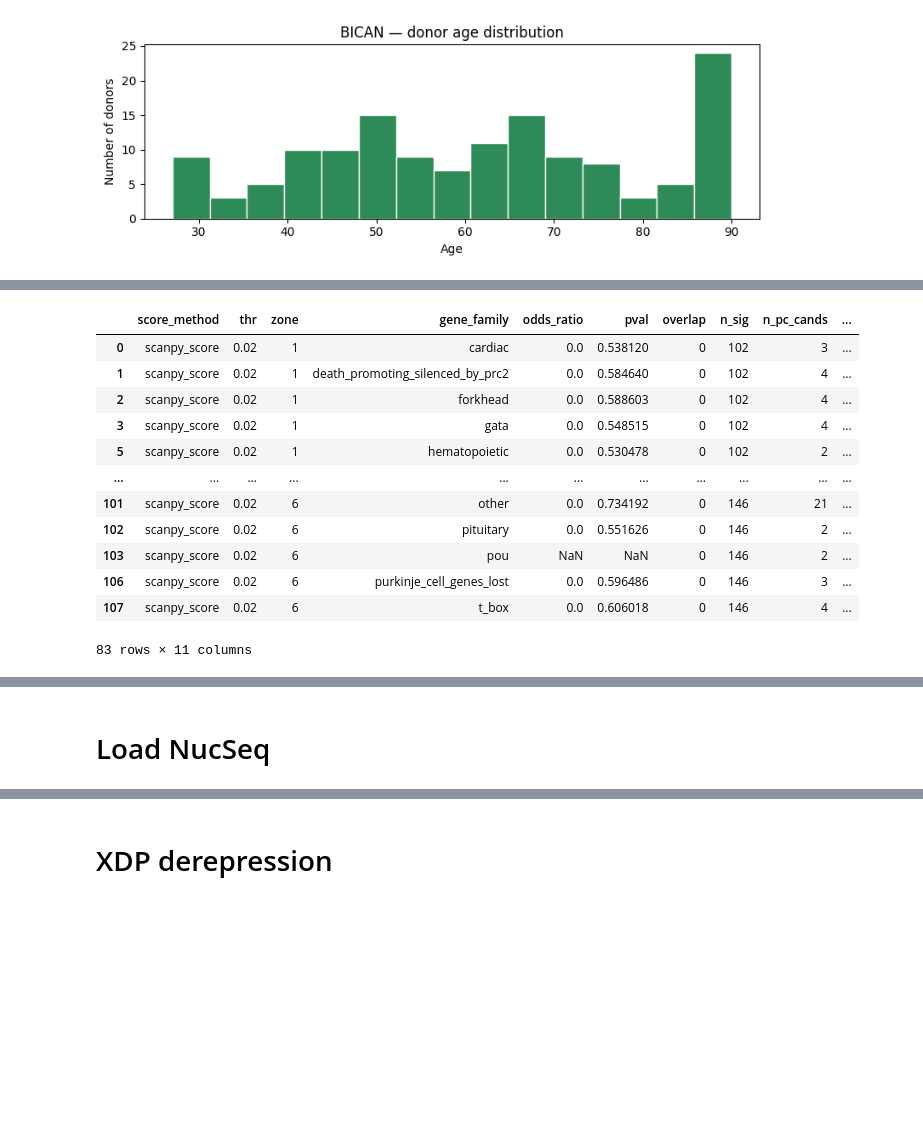
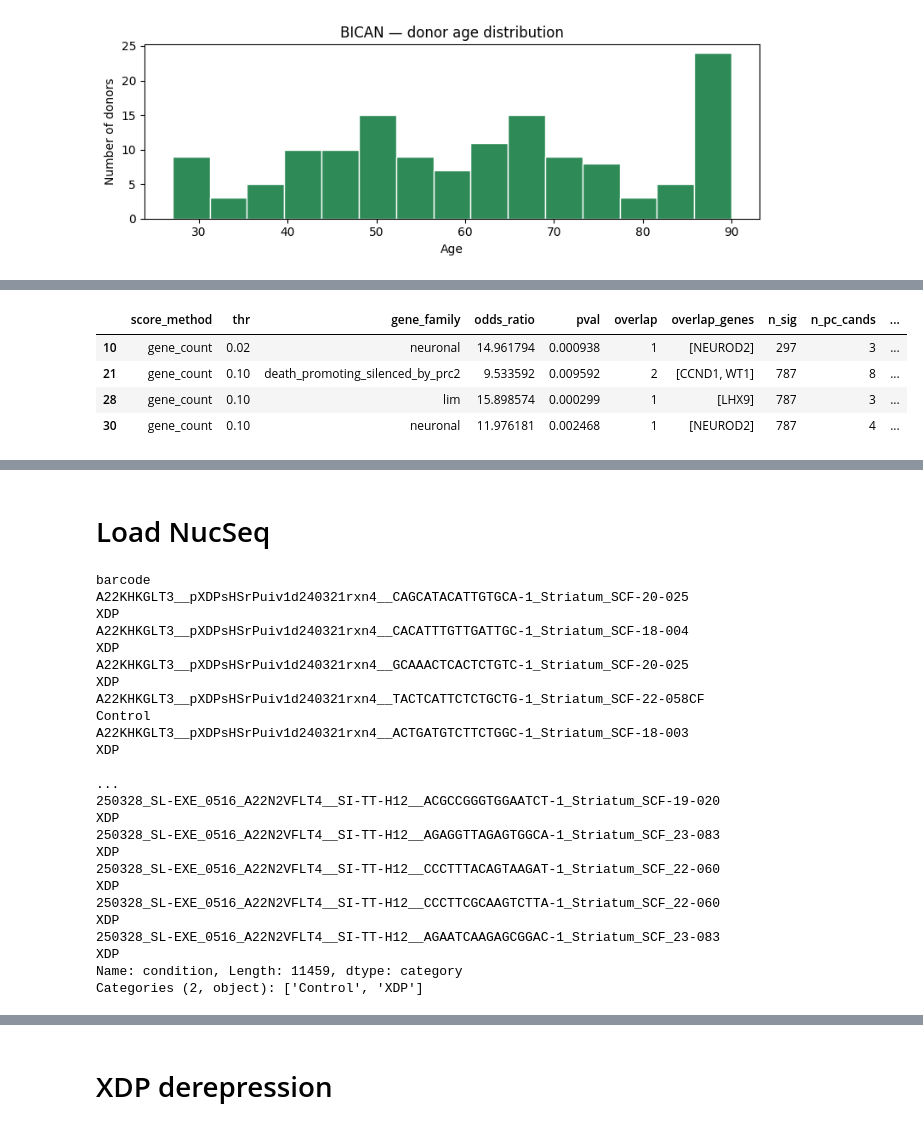
Before and after one commit to 8gabri8/XDP, a Jupyter notebook: script/NucSeq/de-repression/derepression_XDP.ipynb, the cells around one changed output, grey strips where cells are left out. Saved outputs shown, nothing was run; the diff lists cells and outputs as text; code cells hidden in the pictures; blank space fills up the shorter version.

Commit message:
relabbeling nucseq

```diff
--- a/script/NucSeq/de-repression/derepression_XDP.ipynb
+++ b/script/NucSeq/de-repression/derepression_XDP.ipynb
@@ -222,0 +306,29 @@ Name: count, Length: 114, dtype: int64 cells, 38100 genes, 114 donors
+# %%
+# average β (age coefficient) across all zones,
+# Mean across zones = overall age effect size
+# Std across zones = how consistent that effect is across brain regions
+# ONYL DOABLE IF WE USED SCALED SCORES --> comparabel acorss zones
+
+rows = []
+for (sm, thr, zone), m in all_models.items():
+    rows.append({"score_method": sm, "thr": thr,
+                 "beta": m.params["age_scaled"], "pval": m.pvalues["age_scaled"]})
+df_models = pd.DataFrame(rows)
+
+g = df_models.groupby(["score_method", "thr"])
+means = g["beta"].mean()
+stds  = g["beta"].std()
+
+fig, ax = plt.subplots(figsize=(8, 4))
+
+for i, (key, mean) in enumerate(means.items()):
+    ax.bar(i, mean, yerr=stds[key], capsize=4, color="seagreen", alpha=0.7, edgecolor="white")
+
+ax.set_xticks(range(len(means)))
+ax.set_xticklabels([f"{sm}\nthr={thr}" for sm, thr in means.index], fontsize=9)
+ax.axhline(0, color="black", linewidth=0.8, linestyle="--")
+ax.set_ylabel("β age (mean ± std across zones)")
+ax.set_title("Age effect size by score method and threshold")
+sns.despine()
+plt.tight_layout()
+plt.show()
@@ -223,6 +380,8 @@ Name: count, Length: 114, dtype: int64 cells, 38100 genes, 114 donors
 # %%
 import math
 import itertools
+
+SCORE_COL = "score_S_scaled"
 
 def add_decade(df):
     df = df.copy()
@@ -258,7 +417,7 @@ for row_idx, zone in enumerate(ZONES):
         sns.boxplot(
             data      = df_zone,
             x         = "age_decade",
-            y         = "score_S",
+            y         = SCORE_COL,
             hue       = CONDITION,
             order     = decade_order,
             palette   = {"healthy": "seagreen", "diseased": "lightcoral"},
@@ -268,7 +427,7 @@ for row_idx, zone in enumerate(ZONES):
 
         # Column header (combo) only on first row
         if row_idx == 0:
-            ax.set_title(f"{score_method}\nthr={thr}", fontsize=10, fontweight="bold")
+            ax.set_title(f"{score_method}\nthr={thr}", fontsize=40, fontweight="bold")
 
         # Row label (zone) only on first column
         if col_idx == 0:
@@ -499,19 +604,12 @@ df_polycomb_enrichment
 # %%
-df_polycomb_enrichment[df_polycomb_enrichment.pval < 0.05]
+display(df_polycomb_enrichment[df_polycomb_enrichment.pval < 0.05])
 
-df_polycomb_enrichment[df_polycomb_enrichment.overlap > 0]
-df_polycomb_enrichment[df_polycomb_enrichment.n_pc_cands > 0]
+display(df_polycomb_enrichment[df_polycomb_enrichment.overlap > 0])
+
+display(df_polycomb_enrichment[df_polycomb_enrichment.n_pc_cands > 0])
 # %% [output]
-|  | score_method | thr | zone | gene_family | odds_ratio | pval | overlap | n_sig | n_pc_cands | ... |
-| 0 | scanpy_score | 0.02 | 1 | cardiac | 0.0 | 0.538120 | 0 | 102 | 3 | ... |
-| 1 | scanpy_score | 0.02 | 1 | death_promoting_silenced_by_prc2 | 0.0 | 0.584640 | 0 | 102 | 4 | ... |
-| 2 | scanpy_score | 0.02 | 1 | forkhead | 0.0 | 0.588603 | 0 | 102 | 4 | ... |
-| 3 | scanpy_score | 0.02 | 1 | gata | 0.0 | 0.548515 | 0 | 102 | 4 | ... |
-| 5 | scanpy_score | 0.02 | 1 | hematopoietic | 0.0 | 0.530478 | 0 | 102 | 2 | ... |
-| ... | ... | ... | ... | ... | ... | ... | ... | ... | ... | ... |
-| 101 | scanpy_score | 0.02 | 6 | other | 0.0 | 0.734192 | 0 | 146 | 21 | ... |
-| 102 | scanpy_score | 0.02 | 6 | pituitary | 0.0 | 0.551626 | 0 | 146 | 2 | ... |
-| 103 | scanpy_score | 0.02 | 6 | pou | NaN | NaN | 0 | 146 | 2 | ... |
-| 106 | scanpy_score | 0.02 | 6 | purkinje_cell_genes_lost | 0.0 | 0.596486 | 0 | 146 | 3 | ... |
-| 107 | scanpy_score | 0.02 | 6 | t_box | 0.0 | 0.606018 | 0 | 146 | 4 | ... |
+|  | score_method | thr | gene_family | odds_ratio | pval | overlap | overlap_genes | n_sig | n_pc_cands | ... |
+| 10 | gene_count | 0.02 | neuronal | 14.961794 | 0.000938 | 1 | [NEUROD2] | 297 | 3 | ... |
+| 21 | gene_count | 0.10 | death_promoting_silenced_by_prc2 | 9.533592 | 0.009592 | 2 | [CCND1, WT1] | 787 | 8 | ... |
+| 28 | gene_count | 0.10 | lim | 15.898574 | 0.000299 | 1 | [LHX9] | 787 | 3 | ... |
+| 30 | gene_count | 0.10 | neuronal | 11.976181 | 0.002468 | 1 | [NEUROD2] | 787 | 4 | ... |
-83 rows × 11 columns
@@ -518,5 +642,22 @@ df_polycomb_enrichment[df_polycomb_enrichment.n_pc_cands > 0]
 # %% [markdown]
 # Load NucSeq
+# %%
+nucseq.obs[CONDITION]
+# %% [output]
+barcode
+A22KHKGLT3__pXDPsHSrPuiv1d240321rxn4__CAGCATACATTGTGCA-1_Striatum_SCF-20-025            XDP
+A22KHKGLT3__pXDPsHSrPuiv1d240321rxn4__CACATTTGTTGATTGC-1_Striatum_SCF-18-004            XDP
+A22KHKGLT3__pXDPsHSrPuiv1d240321rxn4__GCAAACTCACTCTGTC-1_Striatum_SCF-20-025            XDP
+A22KHKGLT3__pXDPsHSrPuiv1d240321rxn4__TACTCATTCTCTGCTG-1_Striatum_SCF-22-058CF      Control
+A22KHKGLT3__pXDPsHSrPuiv1d240321rxn4__ACTGATGTCTTCTGGC-1_Striatum_SCF-18-003            XDP
+                                                                                     ...
+250328_SL-EXE_0516_A22N2VFLT4__SI-TT-H12__ACGCCGGGTGGAATCT-1_Striatum_SCF-19-020        XDP
+250328_SL-EXE_0516_A22N2VFLT4__SI-TT-H12__AGAGGTTAGAGTGGCA-1_Striatum_SCF_23-083        XDP
+250328_SL-EXE_0516_A22N2VFLT4__SI-TT-H12__CCCTTTACAGTAAGAT-1_Striatum_SCF_22-060        XDP
+250328_SL-EXE_0516_A22N2VFLT4__SI-TT-H12__CCCTTCGCAAGTCTTA-1_Striatum_SCF_22-060        XDP
+250328_SL-EXE_0516_A22N2VFLT4__SI-TT-H12__AGAATCAAGAGCGGAC-1_Striatum_SCF_23-083        XDP
+Name: condition, Length: 11459, dtype: category
+Categories (2, object): ['Control', 'XDP']
 # %%
 ADATA_PATH = "/home/gdallagl/myworkdir/XDP/data/XDP/NucSec/adatas/Striatum/Striatum_combined_QC_mmc_ct-cured_zoned.h5ad"
 nucseq = sc.read_h5ad(ADATA_PATH, backed="r")
```
Also changed, not shown: parts of 38 cells of this notebook, 8 other files.
